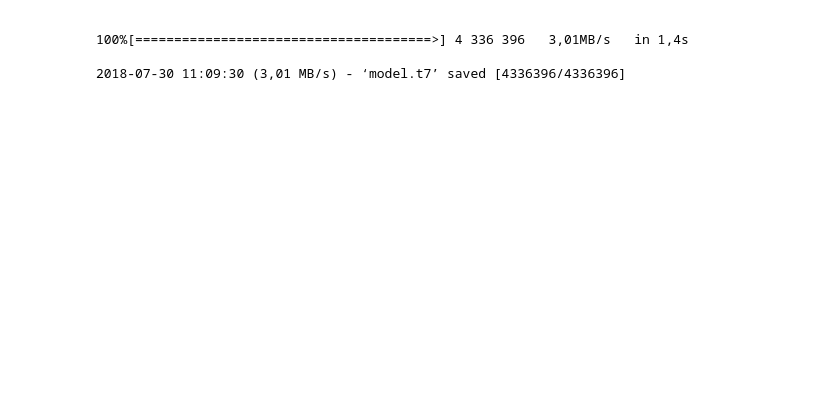
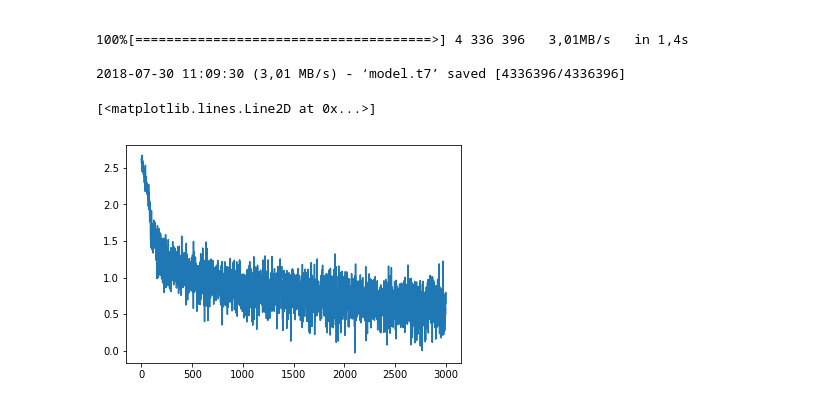
Before and after one commit to kulikovv/DeepColoring, a Jupyter notebook: ecoli/ecoli.ipynb, the cells around one changed output. Cells and saved outputs as stored; diff of their text form; code cells hidden in the pictures; blank space fills up the shorter version.

```diff
--- a/ecoli/ecoli.ipynb
+++ b/ecoli/ecoli.ipynb
@@ -39,6 +39,11 @@ Connecting to uc6fe163539a717a605d1260d1b4.dl.dropboxusercontent.com (uc6fe16353
 # %%
 net = dc.EUnet(1,6,k=2,s=4,depth=3,l=1, padding=0, use_dropout=True).to(device)
 net.load_state_dict(torch.load("model.t7"))
+# %%
+plt.plot(np.log(np.loadtxt("model.txt")))
+# %% [output]
+[<matplotlib.lines.Line2D at 0x...>]
+[figure, added]
 # %%
 from skimage.io import imread
 xo = imread("../images/ecoli31_rgb.png")[:,:,0]
```
Also changed, not shown: parts of 10 cells of this notebook, 6 other files.
